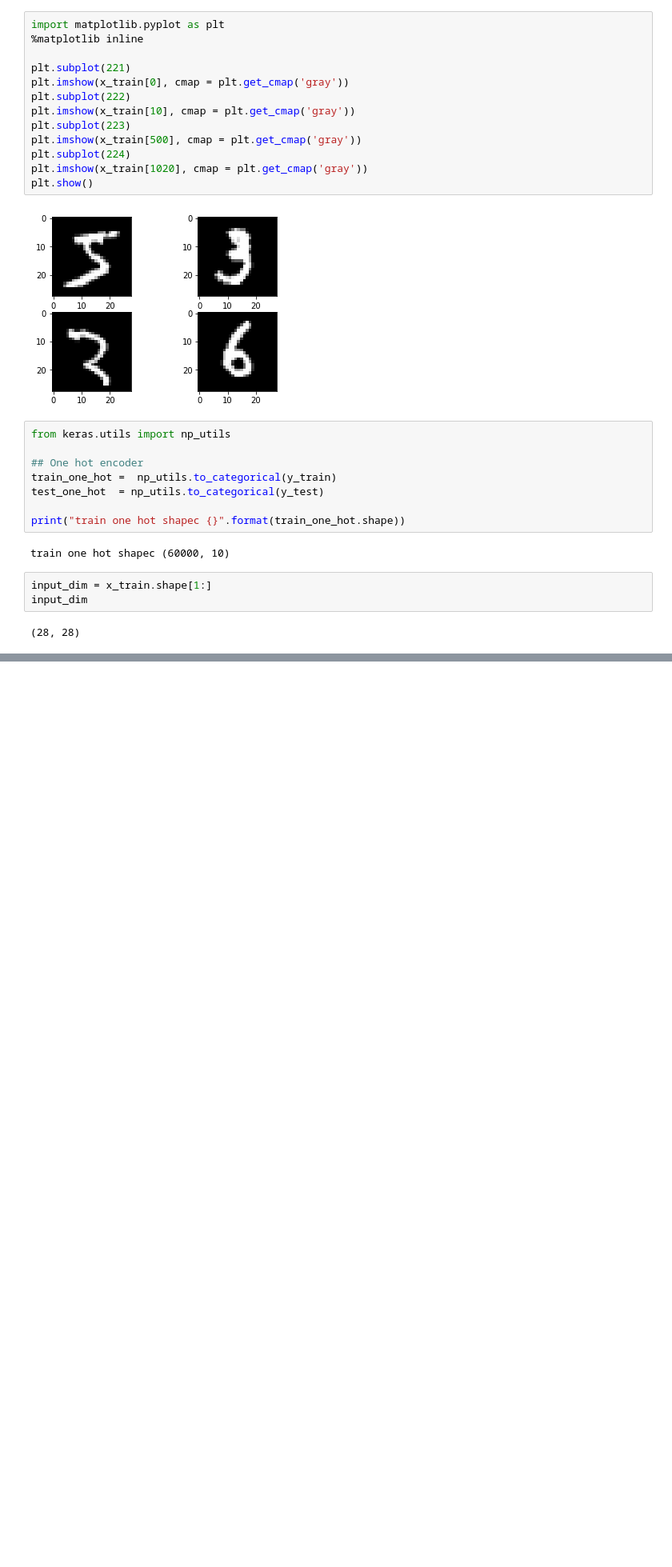
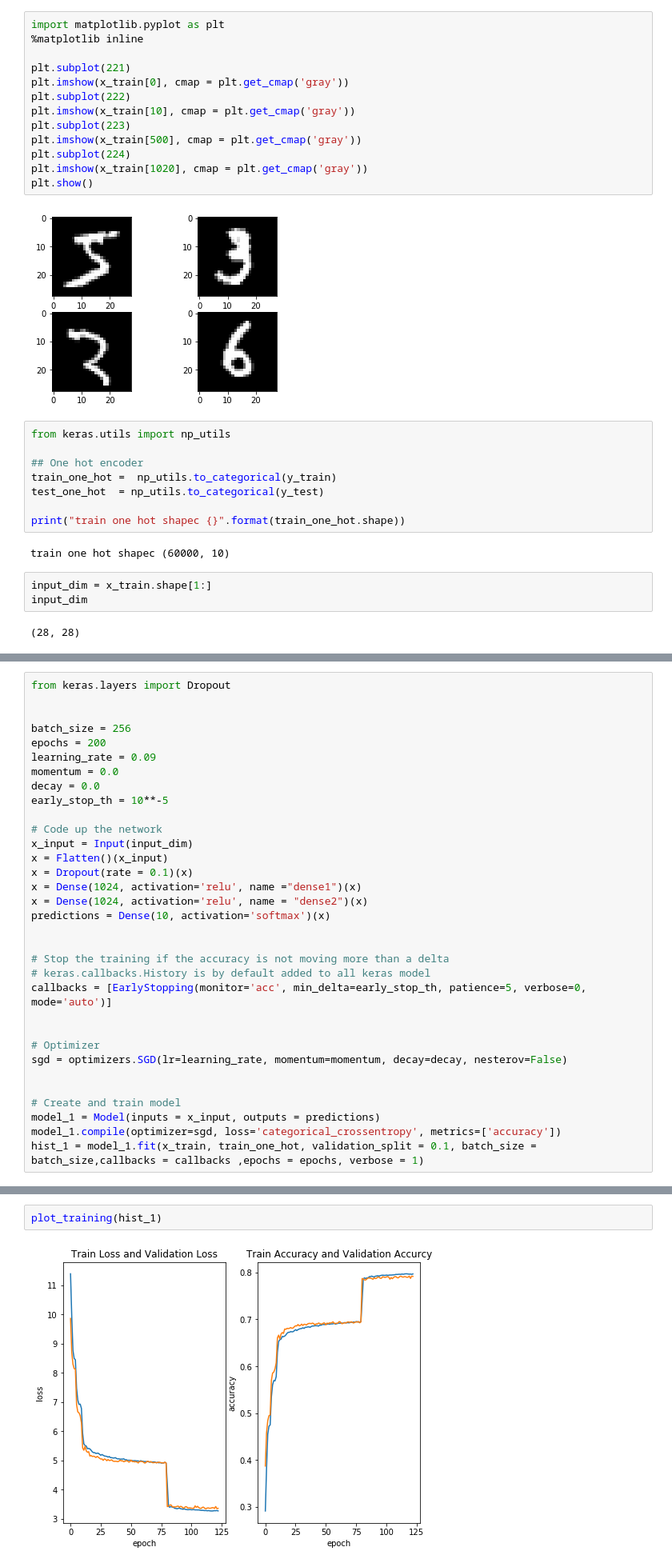
Before and after one commit to subramgo/DeepLearning, a Jupyter notebook: python/notebooks/Dropout.ipynb, the cells around one changed output, grey strips where cells are left out. Shown: that part at 80% size. Saved outputs shown, nothing was run; the diff lists cells and outputs as text; blank space fills up the shorter version.

```diff
--- a/python/notebooks/Dropout.ipynb
+++ b/python/notebooks/Dropout.ipynb
@@ -134,0 +198,33 @@ acc 0.5922
+# %%
+from keras.layers import Dropout
+
+
+batch_size = 256
+epochs = 200
+learning_rate = 0.09
+momentum = 0.0
+decay = 0.0
+early_stop_th = 10**-5
+
+# Code up the network
+x_input = Input(input_dim)
+x = Flatten()(x_input)
+x = Dropout(rate = 0.1)(x)
+x = Dense(1024, activation='relu', name ="dense1")(x)
+x = Dense(1024, activation='relu', name = "dense2")(x)
+predictions = Dense(10, activation='softmax')(x)
+
+
+# Stop the training if the accuracy is not moving more than a delta
+# keras.callbacks.History is by default added to all keras model
+callbacks = [EarlyStopping(monitor='acc', min_delta=early_stop_th, patience=5, verbose=0, mode='auto')]
+
+
+# Optimizer
+sgd = optimizers.SGD(lr=learning_rate, momentum=momentum, decay=decay, nesterov=False)
+
+
+# Create and train model
+model_1 = Model(inputs = x_input, outputs = predictions)
+model_1.compile(optimizer=sgd, loss='categorical_crossentropy', metrics=['accuracy'])
+hist_1 = model_1.fit(x_train, train_one_hot, validation_split = 0.1, batch_size = batch_size,callbacks = callbacks ,epochs = epochs, verbose = 1)
@@ -134,0 +245,4 @@ acc 0.5922
+# %%
+plot_training(hist_1)
+# %% [output]
+[figure, added]
```
Also changed, not shown: parts of 15 cells of this notebook.
